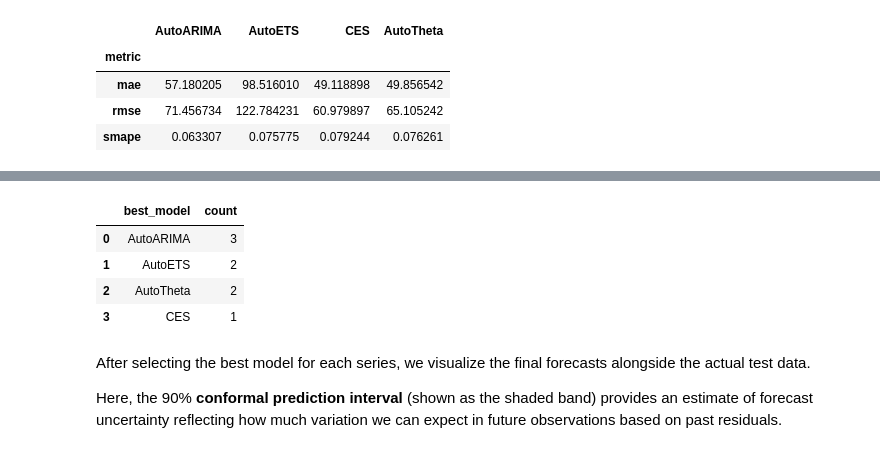
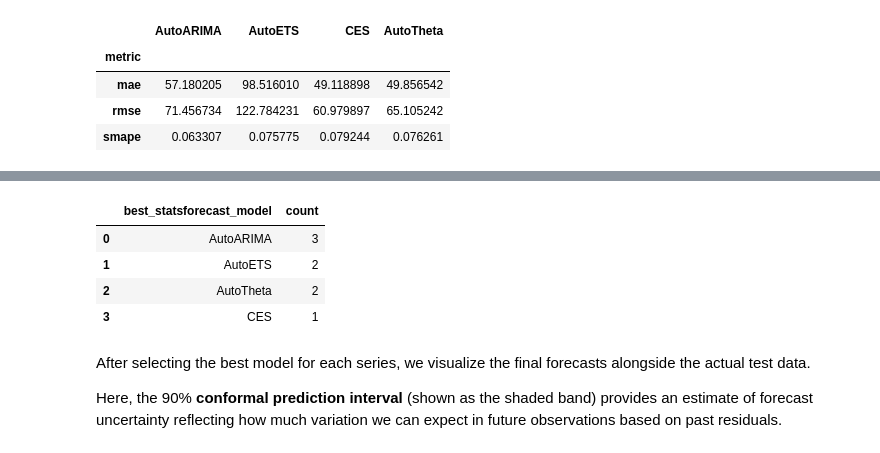
Before and after one commit to Yibei990826/pydata_2025_statsforecast, a Jupyter notebook: statsforecast_demo.ipynb, the cells around one changed output, grey strips where cells are left out. Cells and saved outputs as stored; diff of their text form; code cells hidden in the pictures.

```diff
--- a/statsforecast_demo.ipynb
+++ b/statsforecast_demo.ipynb
@@ -143,11 +143,11 @@ cv_df = sf.cross_validation(
 # %%
 # Evaluate model performance using MSE across cross-validation windows
 evaluation_df = evaluate_cv(cv_df, mae)
 
 # Count how many times each model was selected as best
-evaluation_df['best_model'].value_counts().to_frame().reset_index()
+evaluation_df['best_statsforecast_model'].value_counts().to_frame().reset_index()
 # %% [output]
-|  | best_model | count |
+|  | best_statsforecast_model | count |
 | 0 | AutoARIMA | 3 |
 | 1 | AutoETS | 2 |
 | 2 | AutoTheta | 2 |
```
Also changed, not shown: parts of 15 cells of this notebook, 3 other files.
